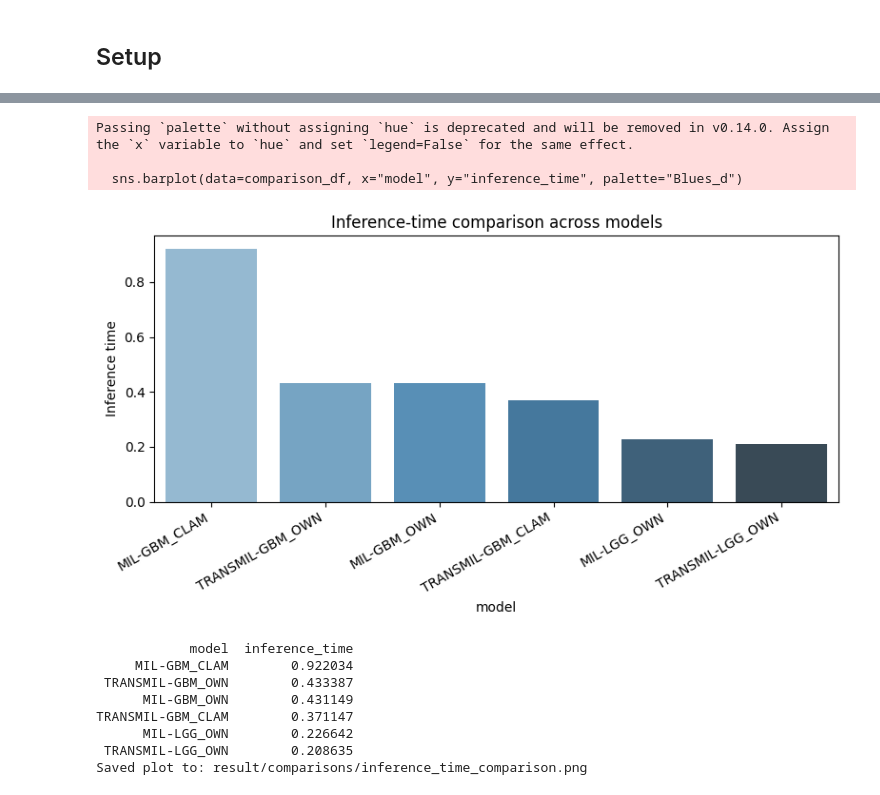
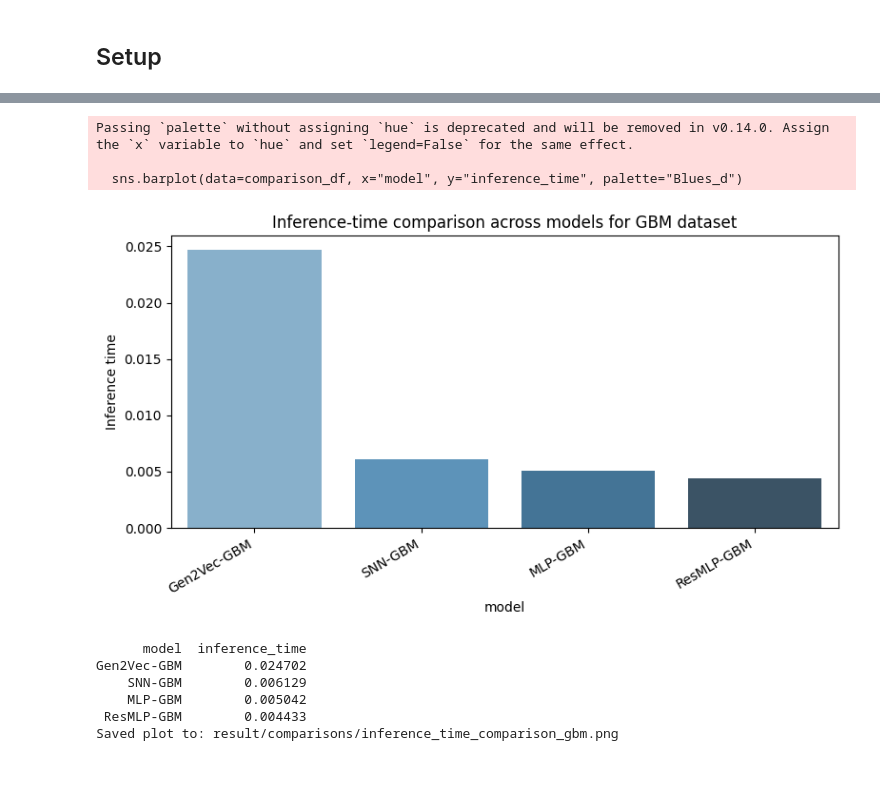
Before and after one commit to minnminncherry/BrainCancerSurv, a Jupyter notebook: model_evaluation_and_predictions.ipynb, the cells around one changed output, grey strips where cells are left out. Cells and saved outputs as stored; diff of their text form; code cells hidden in the pictures.

```diff
--- a/model_evaluation_and_predictions.ipynb
+++ b/model_evaluation_and_predictions.ipynb
@@ -211,44 +223,48 @@ metric_candidates = [
 
 metric_column = next((col for col in metric_candidates if col in summary_df.columns), None)
 
 if metric_column is None:
     print("No inference-time metrics were found in summary_df.")
 else:
+    average_summary_df = summary_df.copy()
+    if "fold" in average_summary_df.columns:
+        average_summary_df = average_summary_df[
+            average_summary_df["fold"].astype(str).str.lower() == "average"
+        ]
+
     comparison_df = (
-        summary_df[["model", metric_column]]
+        average_summary_df[["model", metric_column]]
         .dropna()
         .copy()
-        .groupby("model", as_index=False)
-        .last()
         .rename(columns={metric_column: "inference_time"})
         .sort_values("inference_time", ascending=False)
     )
+
+    comparison_df = comparison_df[comparison_df["model"].str.contains("GBM", case=False, na=False)]
 
     plt.figure(figsize=(8, 4.5))
     sns.barplot(data=comparison_df, x="model", y="inference_time", palette="Blues_d")
     plt.xticks(rotation=30, ha="right")
     plt.ylabel("Inference time")
-    plt.title("Inference-time comparison across models")
+    plt.title("Inference-time comparison across models for GBM dataset")
     plt.tight_layout()
 
     output_dir = Path("result/comparisons")
     output_dir.mkdir(parents=True, exist_ok=True)
-    output_path = output_dir / "inference_time_comparison.png"
+    output_path = output_dir / "inference_time_comparison_gbm.png"
     plt.savefig(output_path, dpi=300, bbox_inches="tight")
     plt.show()
 
     print(comparison_df.to_string(index=False))
     print(f"Saved plot to: {output_path}")
 # %% [output]
 Passing `palette` without assigning `hue` is deprecated and will be removed in v0.14.0. Assign the `x` variable to `hue` and set `legend=False` for the same effect.
 
   sns.barplot(data=comparison_df, x="model", y="inference_time", palette="Blues_d")
-[figure, old version]
+[figure, new version]
-            model  inference_time
-     MIL-GBM_CLAM        0.922034
- TRANSMIL-GBM_OWN        0.433387
-      MIL-GBM_OWN        0.431149
-TRANSMIL-GBM_CLAM        0.371147
-      MIL-LGG_OWN        0.226642
- TRANSMIL-LGG_OWN        0.208635
-Saved plot to: result/comparisons/inference_time_comparison.png
+      model  inference_time
+Gen2Vec-GBM        0.024702
+    SNN-GBM        0.006129
+    MLP-GBM        0.005042
+ ResMLP-GBM        0.004433
+Saved plot to: result/comparisons/inference_time_comparison_gbm.png
```
Also changed, not shown: parts of 10 cells of this notebook, 15 other files.
